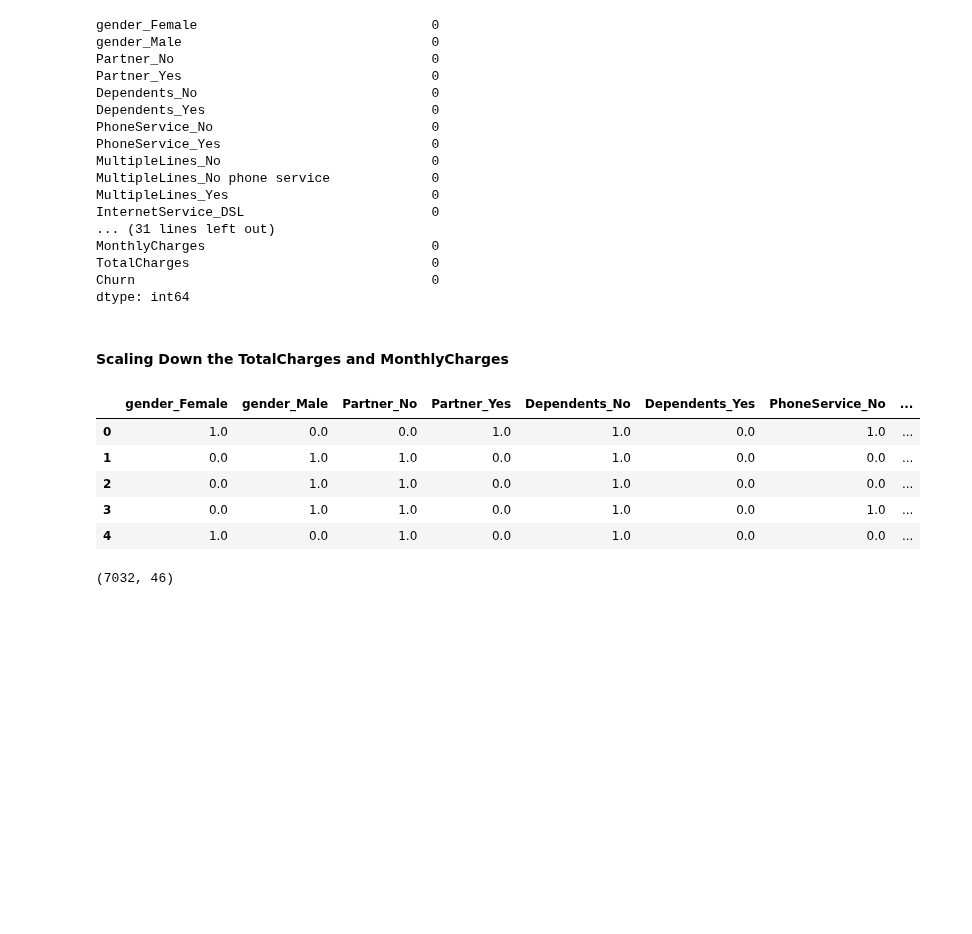
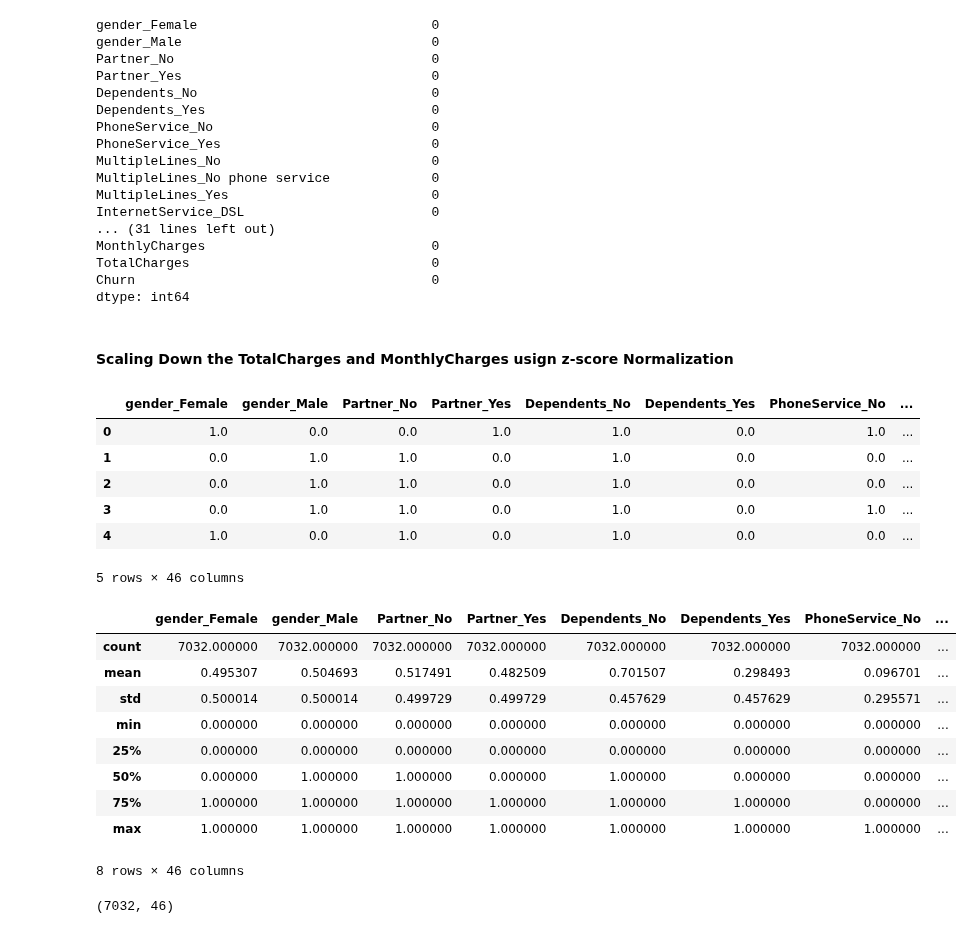
Before and after one commit to SianRods/Data-Science-ML, a Jupyter notebook: GDSC_ML_Task/notebook/model-fitting.ipynb, the cells around one changed output. Saved outputs shown, nothing was run; the diff lists cells and outputs as text; code cells hidden in the pictures; blank space fills up the shorter version.

```diff
--- a/GDSC_ML_Task/notebook/model-fitting.ipynb
+++ b/GDSC_ML_Task/notebook/model-fitting.ipynb
@@ -63,7 +70,9 @@ minmax_scaler = MinMaxScaler()
+# %%
+scaler = StandardScaler()
 # %%
-cust_df[['MonthlyCharges', 'TotalCharges']] = minmax_scaler.fit_transform(cust_df[['MonthlyCharges', 'TotalCharges']])
+cust_df[['MonthlyCharges', 'TotalCharges','tenure']] = scaler.fit_transform(cust_df[['MonthlyCharges', 'TotalCharges','tenure']])
 # %% [markdown]
-#### Scaling Down the TotalCharges and MonthlyCharges
+#### Scaling Down the TotalCharges and MonthlyCharges usign z-score Normalization
 # %%
 cust_df.head()
 # %% [output]
@@ -73,6 +82,20 @@ cust_df.head()
 | 2 | 0.0 | 1.0 | 1.0 | 0.0 | 1.0 | 0.0 | 0.0 | ... |
 | 3 | 0.0 | 1.0 | 1.0 | 0.0 | 1.0 | 0.0 | 1.0 | ... |
 | 4 | 1.0 | 0.0 | 1.0 | 0.0 | 1.0 | 0.0 | 0.0 | ... |
+5 rows × 46 columns
+# %%
+cust_df.describe()
+# %% [output]
+|  | gender_Female | gender_Male | Partner_No | Partner_Yes | Dependents_No | Dependents_Yes | PhoneService_No | ... |
+| count | 7032.000000 | 7032.000000 | 7032.000000 | 7032.000000 | 7032.000000 | 7032.000000 | 7032.000000 | ... |
+| mean | 0.495307 | 0.504693 | 0.517491 | 0.482509 | 0.701507 | 0.298493 | 0.096701 | ... |
+| std | 0.500014 | 0.500014 | 0.499729 | 0.499729 | 0.457629 | 0.457629 | 0.295571 | ... |
+| min | 0.000000 | 0.000000 | 0.000000 | 0.000000 | 0.000000 | 0.000000 | 0.000000 | ... |
+| 25% | 0.000000 | 0.000000 | 0.000000 | 0.000000 | 0.000000 | 0.000000 | 0.000000 | ... |
+| 50% | 0.000000 | 1.000000 | 1.000000 | 0.000000 | 1.000000 | 0.000000 | 0.000000 | ... |
+| 75% | 1.000000 | 1.000000 | 1.000000 | 1.000000 | 1.000000 | 1.000000 | 0.000000 | ... |
+| max | 1.000000 | 1.000000 | 1.000000 | 1.000000 | 1.000000 | 1.000000 | 1.000000 | ... |
+8 rows × 46 columns
 # %%
 cust_df.shape
 # %% [output]
```
Also changed, not shown: parts of 61 cells of this notebook, 7 other files.
